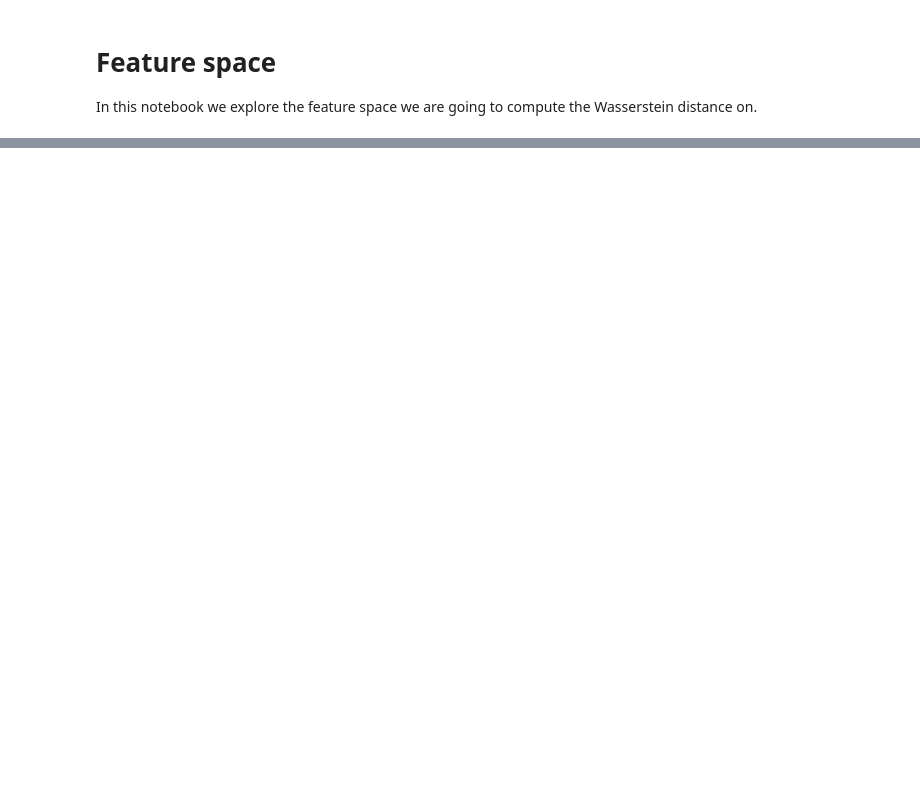
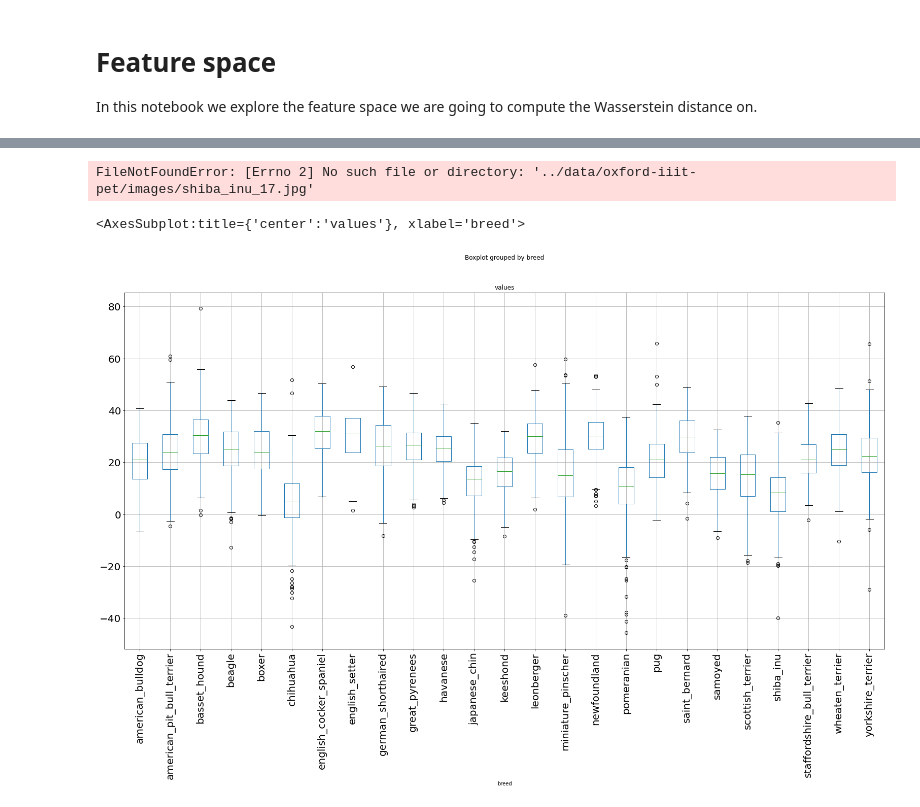
Before and after one commit to nobias-project/OT-ICNN-bias, a Jupyter notebook: notebooks/Feature spaces.ipynb, the cells around one changed output, grey strips where cells are left out. Saved outputs shown, nothing was run; the diff lists cells and outputs as text; code cells hidden in the pictures; blank space fills up the shorter version.

```diff
--- a/notebooks/Feature spaces.ipynb
+++ b/notebooks/Feature spaces.ipynb
@@ -80,0 +117,16 @@ plot_tsne("",
+# %%
+img_ids = results.sort_values(by="values", ascending=True).index[:36]
+
+for file in img_ids:
+    path = "../data/oxford-iiit-pet/images/" + file[:-4] + ".jpg"
+    img = Image.open(path)
+    img.show()
+# %% [output]
+FileNotFoundError: [Errno 2] No such file or directory: '../data/oxford-iiit-pet/images/shiba_inu_17.jpg'
+# %%
+results["breed"] = results.index.map(lambda x: "_".join(x.split("_")[:-1]))
+# %%
+results.boxplot(column = "values", by = "breed", rot = 90, figsize = (26, 13), fontsize = 20 )
+# %% [output]
+<AxesSubplot:title={'center':'values'}, xlabel='breed'>
+[figure, added]
```
Also changed, not shown: parts of 18 cells of this notebook, 3 other files.
